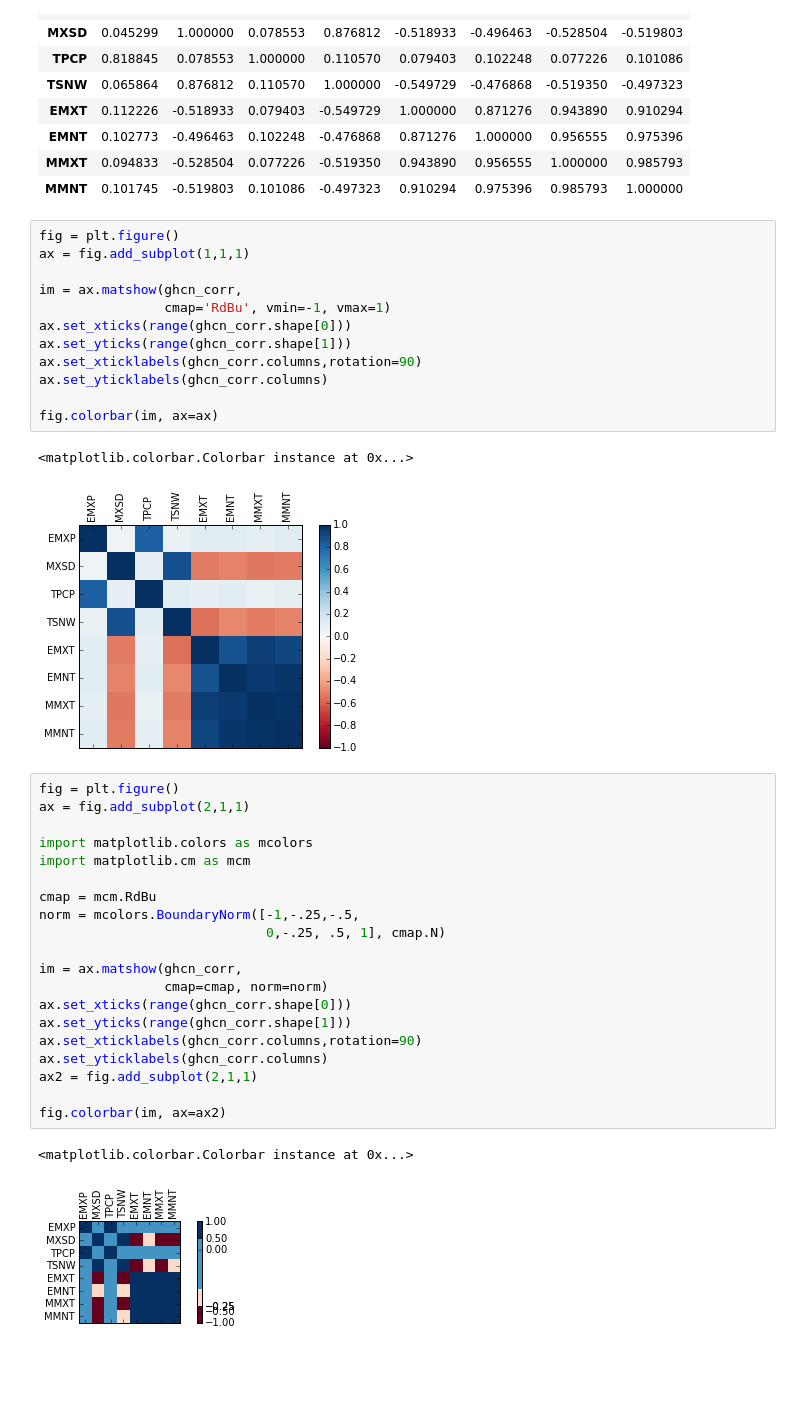
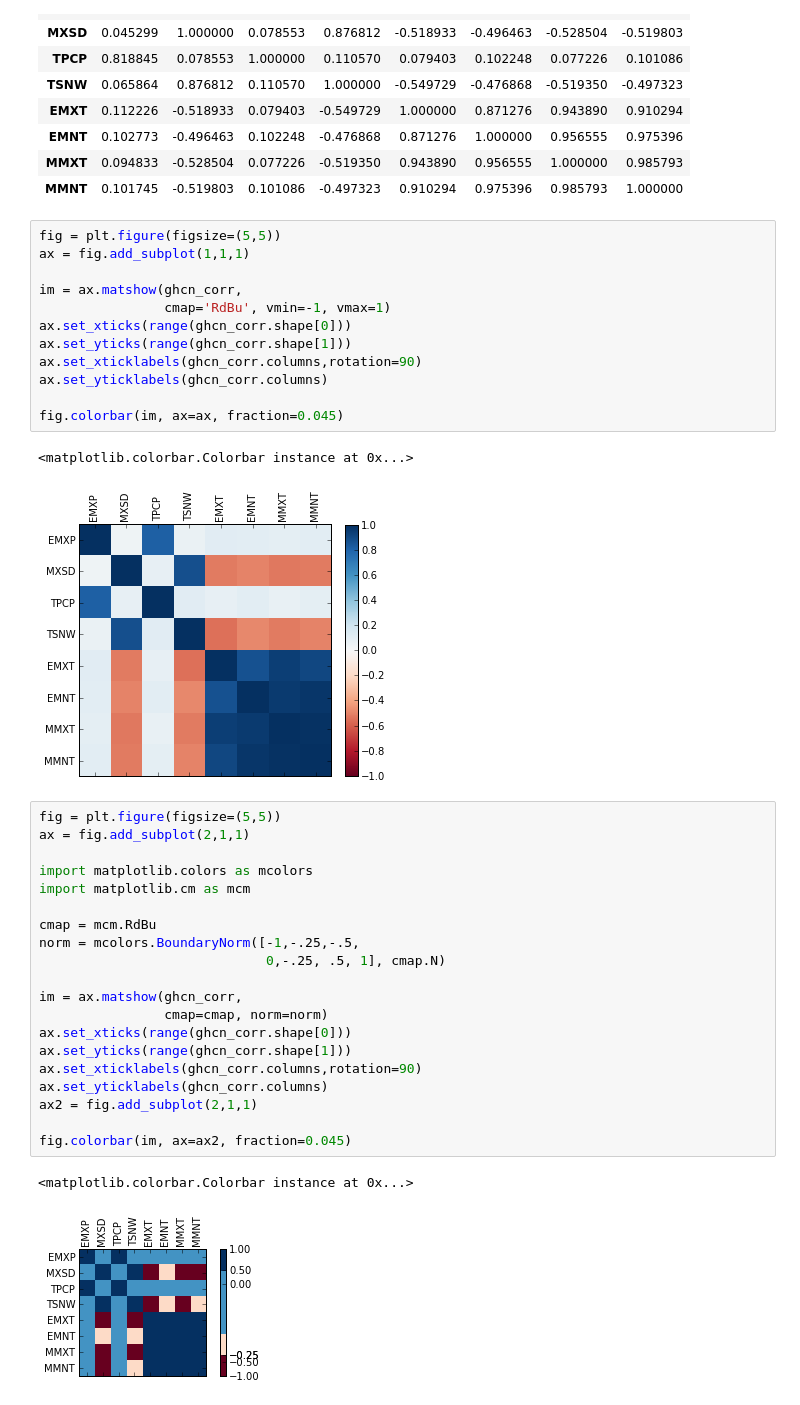
Before and after one commit to amspython/ams_tutorials, a Jupyter notebook: pandas.ipynb, the cells around one changed output. Drawn from its saved outputs; the diff is of its cells as text; blank space fills up the shorter version.

```diff
--- a/pandas.ipynb
+++ b/pandas.ipynb
@@ -993,7 +993,7 @@ ghcn_corr
 | MMXT | 0.094833 | -0.528504 | 0.077226 | -0.519350 | 0.943890 | 0.956555 | 1.000000 | 0.985793 |
 | MMNT | 0.101745 | -0.519803 | 0.101086 | -0.497323 | 0.910294 | 0.975396 | 0.985793 | 1.000000 |
 # %%
-fig = plt.figure()
+fig = plt.figure(figsize=(5,5))
 ax = fig.add_subplot(1,1,1)
 
 im = ax.matshow(ghcn_corr,
@@ -1003,30 +1003,30 @@ ax.set_yticks(range(ghcn_corr.shape[1]))
 ax.set_xticklabels(ghcn_corr.columns,rotation=90)
 ax.set_yticklabels(ghcn_corr.columns)
 
-fig.colorbar(im, ax=ax)
+fig.colorbar(im, ax=ax, fraction=0.045)
 # %% [output]
 <matplotlib.colorbar.Colorbar instance at 0x...>
-[figure, old version]
+[figure, new version]
 # %%
-fig = plt.figure()
+fig = plt.figure(figsize=(5,5))
 ax = fig.add_subplot(2,1,1)
 
 import matplotlib.colors as mcolors
 import matplotlib.cm as mcm
 
 cmap = mcm.RdBu
 norm = mcolors.BoundaryNorm([-1,-.25,-.5,
                              0,-.25, .5, 1], cmap.N)
 
 im = ax.matshow(ghcn_corr,
                 cmap=cmap, norm=norm)
 ax.set_xticks(range(ghcn_corr.shape[0]))
 ax.set_yticks(range(ghcn_corr.shape[1]))
 ax.set_xticklabels(ghcn_corr.columns,rotation=90)
 ax.set_yticklabels(ghcn_corr.columns)
 ax2 = fig.add_subplot(2,1,1)
 
-fig.colorbar(im, ax=ax2)
+fig.colorbar(im, ax=ax2, fraction=0.045)
 # %% [output]
 <matplotlib.colorbar.Colorbar instance at 0x...>
-[figure, old version]
+[figure, new version]
```
Also changed, not shown: parts of 5 cells of this notebook, 1 other file.
